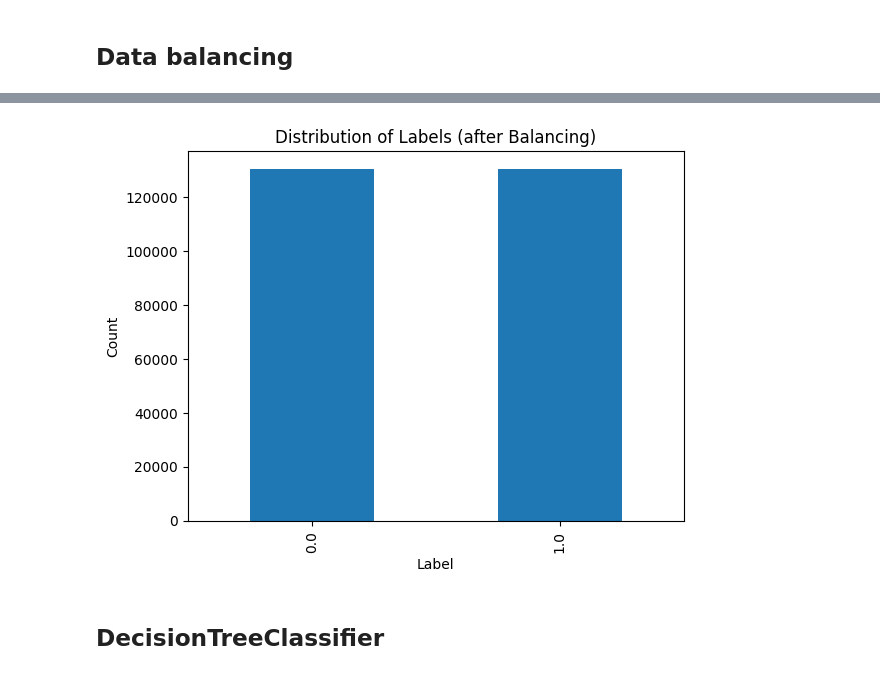
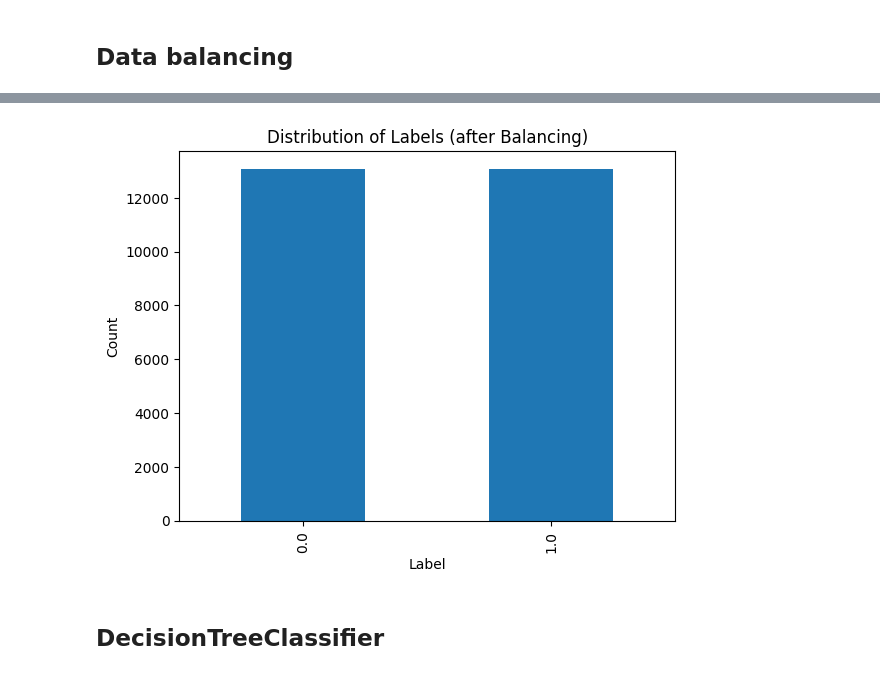
Before and after one commit to Abir-Ba/2CS_Project, a Jupyter notebook: UNSW_NB15.ipynb, the cells around one changed output, grey strips where cells are left out. Saved outputs shown, nothing was run; the diff lists cells and outputs as text; code cells hidden in the pictures.

```diff
--- a/UNSW_NB15.ipynb
+++ b/UNSW_NB15.ipynb
@@ -63,3 +206,5 @@ dtype: int64
+# %%
+dataSet.drop(['label','stime','ltime'], axis=1, inplace=True)
 # %% [markdown]
 ## Enconding
 # %% [markdown]
@@ -72,8 +217,8 @@ array(['Normal', 'Backdoor', 'Analysis', 'Fuzzers', 'Shellcode',
       dtype=object)
 # %%
 
-dataSet['attack_cat'].replace({ 'DoS' : 1, 'Normal':0, 'Reconnaissance':0, 'Backdoor':0, 'Exploits':0,
-       'Analysis':0, 'Fuzzers':0, 'Worms':0, 'Shellcode':0, 'Generic':0},inplace = True)
+dataSet['attack_cat'].replace({ 'dos' : 1, 'normal':0, 'reconnaissance':0, 'backdoor':0, 'exploits':0,
+       'analysis':0, 'fuzzers':0, 'worms':0, 'shellcode':0, 'generic':0},inplace = True)
 # %%
 for col_name in dataSet.columns:
     if dataSet[col_name].dtypes == 'object' :
@@ -88,7 +237,9 @@ Feature 'state' has 9 categories
 # %%
 from sklearn.preprocessing import LabelEncoder
 le = LabelEncoder()
-features = ['proto','service','state']
+features = ['srcip','sport','dstip','dsport','proto','service','state']
+for f in features:
+    dataSet[f] = dataSet[f].astype(str)
 for f in features:
     dataSet[f] = le.fit_transform(dataSet[f])
 
@@ -153,6 +560,6 @@ plt.show()
 # %%
-x = dataSet.iloc[:,0:42]
-y = dataSet.iloc[:,42]
+x = dataSet.iloc[:,0:45]
+y = dataSet.iloc[:,45]
 # %%
 from sklearn.model_selection import train_test_split
 
@@ -219,16 +607,17 @@ plt.show()
 # %%
-from imblearn.over_sampling import RandomOverSampler
-over_sampler = RandomOverSampler(random_state=88)
-x_train, y_train = over_sampler.fit_resample(x_train, y_train)
+#from imblearn.over_sampling import RandomOverSampler
+from imblearn.under_sampling import RandomUnderSampler
+under_sampler = RandomUnderSampler(random_state=88)
+x_train, y_train = under_sampler.fit_resample(x_train, y_train)
 
 # plot the distribution of the 'label' column after balancing
 y_train.value_counts().plot(kind='bar')
 plt.xlabel('Label')
 plt.ylabel('Count')
 plt.title('Distribution of Labels (after Balancing)')
 plt.show()
 # %% [output]
-[figure, old version]
+[figure, new version]
 # %% [markdown]
 ## DecisionTreeClassifier
 # %%
```
Also changed, not shown: parts of 74 cells of this notebook, 5 other files.
